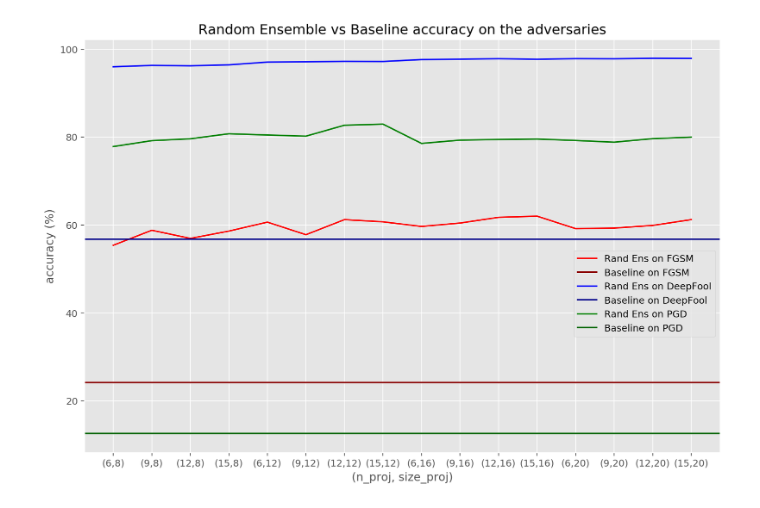
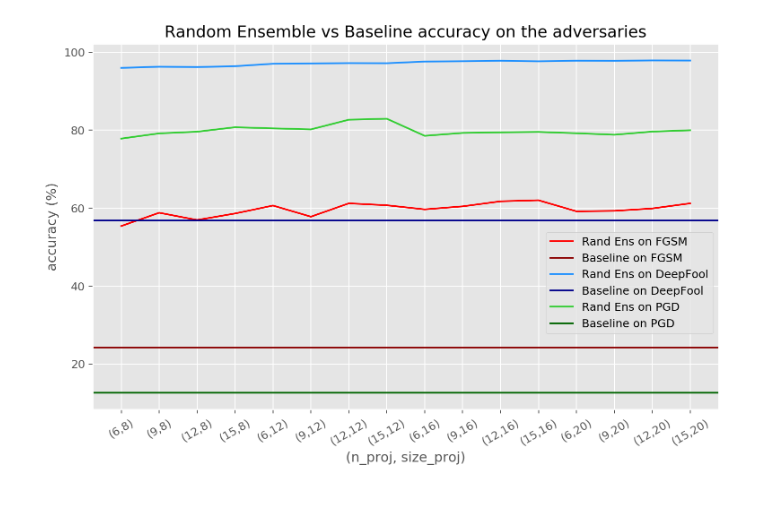
Before and after one commit to ginevracoal/adversarial_examples, a Jupyter notebook: notebooks/plots.ipynb, the cells around one changed output. Cells and saved outputs as stored; diff of their text form; code cells hidden in the pictures.

```diff
--- a/notebooks/plots.ipynb
+++ b/notebooks/plots.ipynb
@@ -29,33 +29,34 @@ plt.show()
 # %%
 # random ensemble accuracy vs evaluation set
 
 xlab = ["(6,8)","(9,8)","(12,8)","(15,8)",
         "(6,12)","(9,12)","(12,12)","(15,12)",
         "(6,16)","(9,16)","(12,16)","(15,16)",
         "(6,20)","(9,20)","(12,20)","(15,20)",]
 x = range(16)
 
 baseline_fgsm = 24.17
 baseline_deepf = 56.80
 baseline_pgd = 12.58
 random_test = [96.66,96.90,96.85,96.92,97.74,97.65,97.64,97.74,98.07,98.07,98.02,98.20,98.21,98.18,98.21,98.22]
 random_fgsm = [55.39,58.80,56.95,58.61,60.65,57.79,61.22,60.72,59.67,60.44,61.74,62.01,59.17,59.29,59.90,61.22]
 random_deepf = [95.99,96.29,96.20,96.42,97.05,97.12,97.22,97.19,97.62,97.71,97.82,97.69,97.83,97.80,97.91,97.88]
 random_pgd = [77.84,79.18,79.61,80.75,80.46,80.20,82.69,82.94,78.55,79.30,79.45,79.55,79.22,78.83,79.64,79.98]
 
-figure(num=None, figsize=(12, 8), dpi=180, facecolor='w', edgecolor='k')
+figure(num=None, figsize=(10, 6), dpi=180, facecolor='w', edgecolor='k')
+
 plt.plot(x,random_fgsm,color="r",label='Rand Ens on FGSM')
 plt.axhline(y=baseline_fgsm, color="darkred", label='Baseline on FGSM')
-plt.plot(x,random_deepf,color="b",label='Rand Ens on DeepFool')
+plt.plot(x,random_deepf,color="dodgerblue",label='Rand Ens on DeepFool')
 plt.axhline(y=baseline_deepf, color="darkblue",label='Baseline on DeepFool')
-plt.plot(x,random_pgd,color="g",label='Rand Ens on PGD')
+plt.plot(x,random_pgd,color="limegreen",label='Rand Ens on PGD')
 plt.axhline(y=baseline_pgd, color="darkgreen",label='Baseline on PGD')
 
 plt.xlabel('(n_proj, size_proj)')
 plt.ylabel('accuracy (%)')
-plt.xticks(x, xlab)
+plt.xticks(x, xlab, rotation=30)
 plt.legend(loc='best',bbox_to_anchor=(0.5, 0., 0.5, 0.5))
 plt.title("Random Ensemble vs Baseline accuracy on the adversaries")
 plt.show()
 # %% [output]
-[figure, old version]
+[figure, new version]
```
Also changed, not shown: parts of 4 cells of this notebook, 3 other files.
